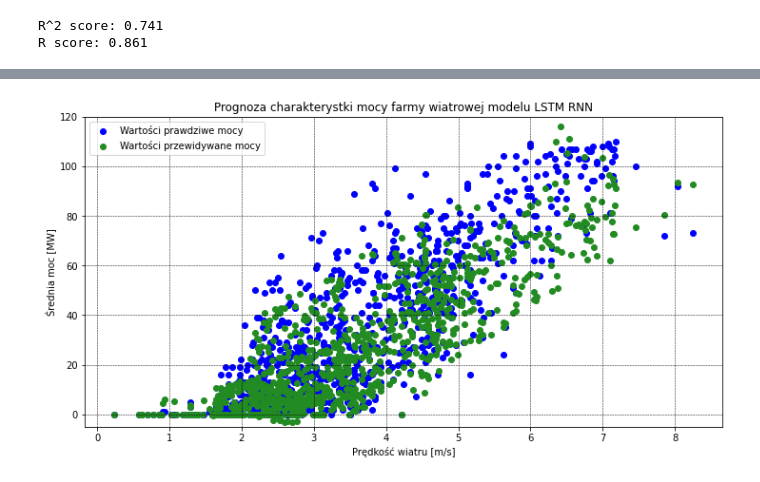
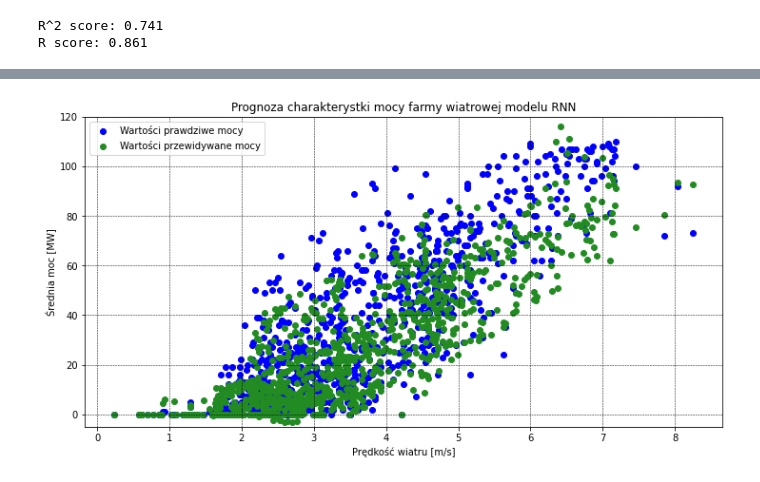
Before and after one commit to Dawidemm/wind-farm-power-forecasting, a Jupyter notebook: ForecastingSimpleRNN.ipynb, the cells around one changed output, grey strips where cells are left out. Cells and saved outputs as stored; diff of their text form; code cells hidden in the pictures.

```diff
--- a/ForecastingSimpleRNN.ipynb
+++ b/ForecastingSimpleRNN.ipynb
@@ -132,15 +132,15 @@ ax0.legend(loc='best')
 # %%
 plt.scatter(dataset.wind_speed[int(dataset.lenght * 0.9):], test_dataset[1], color='blue', label='Wartości prawdziwe mocy')
 plt.scatter(dataset.wind_speed[int(dataset.lenght * 0.9):], predictions, color='forestgreen', label='Wartości przewidywane mocy')
 fig = plt.gcf()
 fig = fig.set_size_inches(12,6)
 plt.ylim([-5, 120])
 plt.ticklabel_format(axis='y', style='plain')
 plt.grid(color='k', linewidth=0.5, linestyle='--')
-plt.title('Prognoza charakterystki mocy farmy wiatrowej modelu LSTM RNN')
+plt.title('Prognoza charakterystki mocy farmy wiatrowej modelu RNN')
 plt.xlabel('Prędkość wiatru [m/s]')
 plt.ylabel('Średnia moc [MW]')
 plt.legend(loc='best')
 plt.show()
 # %% [output]
-[figure, old version]
+[figure, new version]
```
Also changed, not shown: parts of 2 cells of this notebook.
